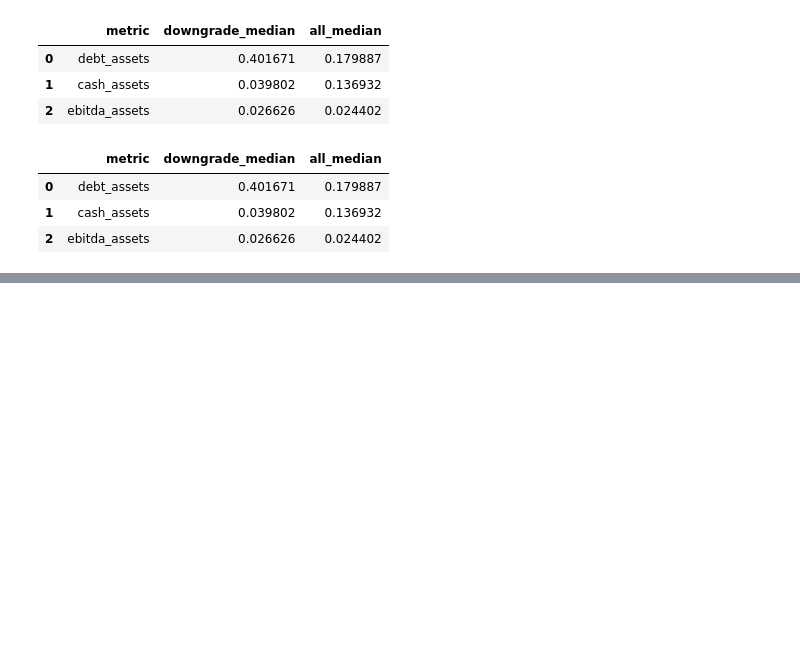
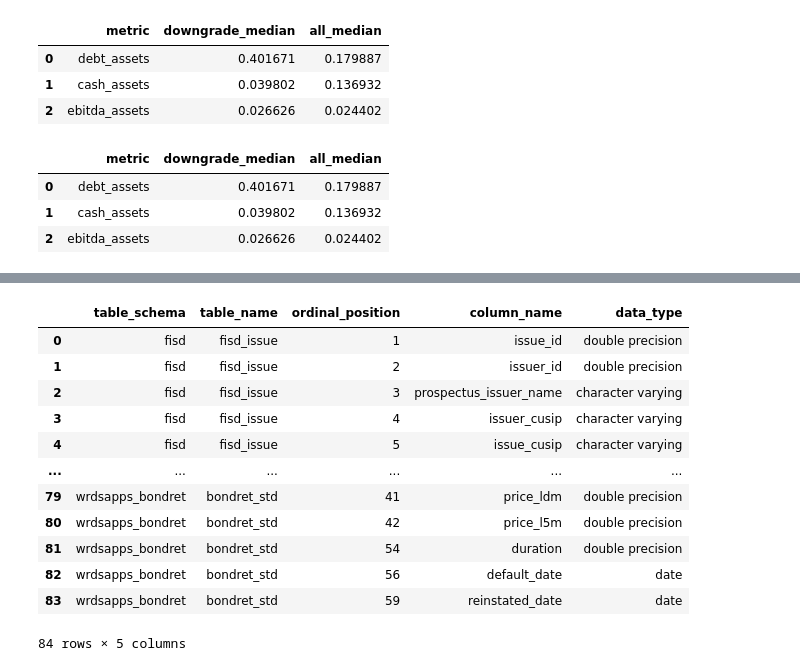
Before and after one commit to harshk2402/DynamicPD-CLO, a Jupyter notebook: test.ipynb, the cells around one changed output, grey strips where cells are left out. Drawn from its saved outputs; the diff is of its cells as text; code cells hidden in the pictures; blank space fills up the shorter version.

```diff
--- a/test.ipynb
+++ b/test.ipynb
@@ -2152,0 +2265,60 @@ display(pd.DataFrame({
+# %%
+display(db.query("""
+SELECT
+    table_schema,
+    table_name,
+    ordinal_position,
+    column_name,
+    data_type
+FROM information_schema.columns
+WHERE (
+       (table_schema = 'wrdsapps_bondret'
+        AND table_name IN ('bondret', 'bondret_std'))
+    OR (table_schema = 'wrdsapps'
+        AND table_name = 'bondcrsp_link')
+    OR (table_schema = 'fisd'
+        AND table_name IN (
+            'fisd_issue',
+            'fisd_rating',
+            'fisd_rating_hist',
+            'fisd_ratings'
+        ))
+)
+AND (
+       LOWER(column_name) LIKE '%%cusip%%'
+    OR LOWER(column_name) LIKE '%%issue%%'
+    OR LOWER(column_name) LIKE '%%issuer%%'
+    OR LOWER(column_name) LIKE '%%date%%'
+    OR LOWER(column_name) LIKE '%%price%%'
+    OR LOWER(column_name) LIKE '%%yield%%'
+    OR LOWER(column_name) LIKE '%%ytm%%'
+    OR LOWER(column_name) LIKE '%%return%%'
+    OR LOWER(column_name) LIKE '%%coupon%%'
+    OR LOWER(column_name) LIKE '%%maturity%%'
+    OR LOWER(column_name) LIKE '%%duration%%'
+    OR LOWER(column_name) LIKE '%%rating%%'
+    OR LOWER(column_name) LIKE '%%outlook%%'
+    OR LOWER(column_name) LIKE '%%watch%%'
+    OR LOWER(column_name) LIKE '%%agency%%'
+    OR LOWER(column_name) LIKE '%%call%%'
+    OR LOWER(column_name) LIKE '%%convert%%'
+)
+ORDER BY
+    table_schema,
+    table_name,
+    ordinal_position
+"""))
+# %% [output]
+|  | table_schema | table_name | ordinal_position | column_name | data_type |
+| 0 | fisd | fisd_issue | 1 | issue_id | double precision |
+| 1 | fisd | fisd_issue | 2 | issuer_id | double precision |
+| 2 | fisd | fisd_issue | 3 | prospectus_issuer_name | character varying |
+| 3 | fisd | fisd_issue | 4 | issuer_cusip | character varying |
+| 4 | fisd | fisd_issue | 5 | issue_cusip | character varying |
+| ... | ... | ... | ... | ... | ... |
+| 79 | wrdsapps_bondret | bondret_std | 41 | price_ldm | double precision |
+| 80 | wrdsapps_bondret | bondret_std | 42 | price_l5m | double precision |
+| 81 | wrdsapps_bondret | bondret_std | 54 | duration | double precision |
+| 82 | wrdsapps_bondret | bondret_std | 56 | default_date | date |
+| 83 | wrdsapps_bondret | bondret_std | 59 | reinstated_date | date |
+84 rows × 5 columns
```
Also changed, not shown: parts of 28 cells of this notebook, 8 other files.
